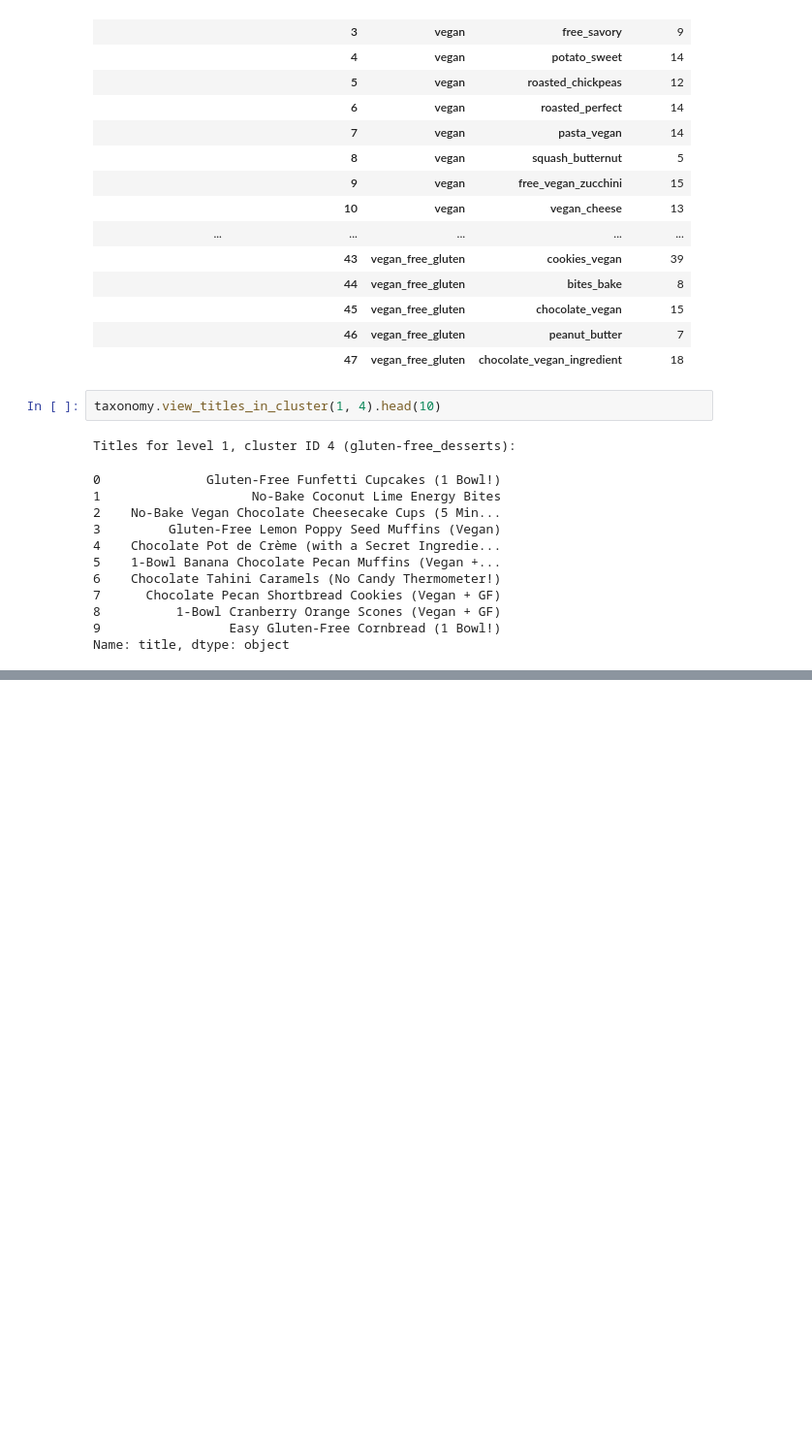
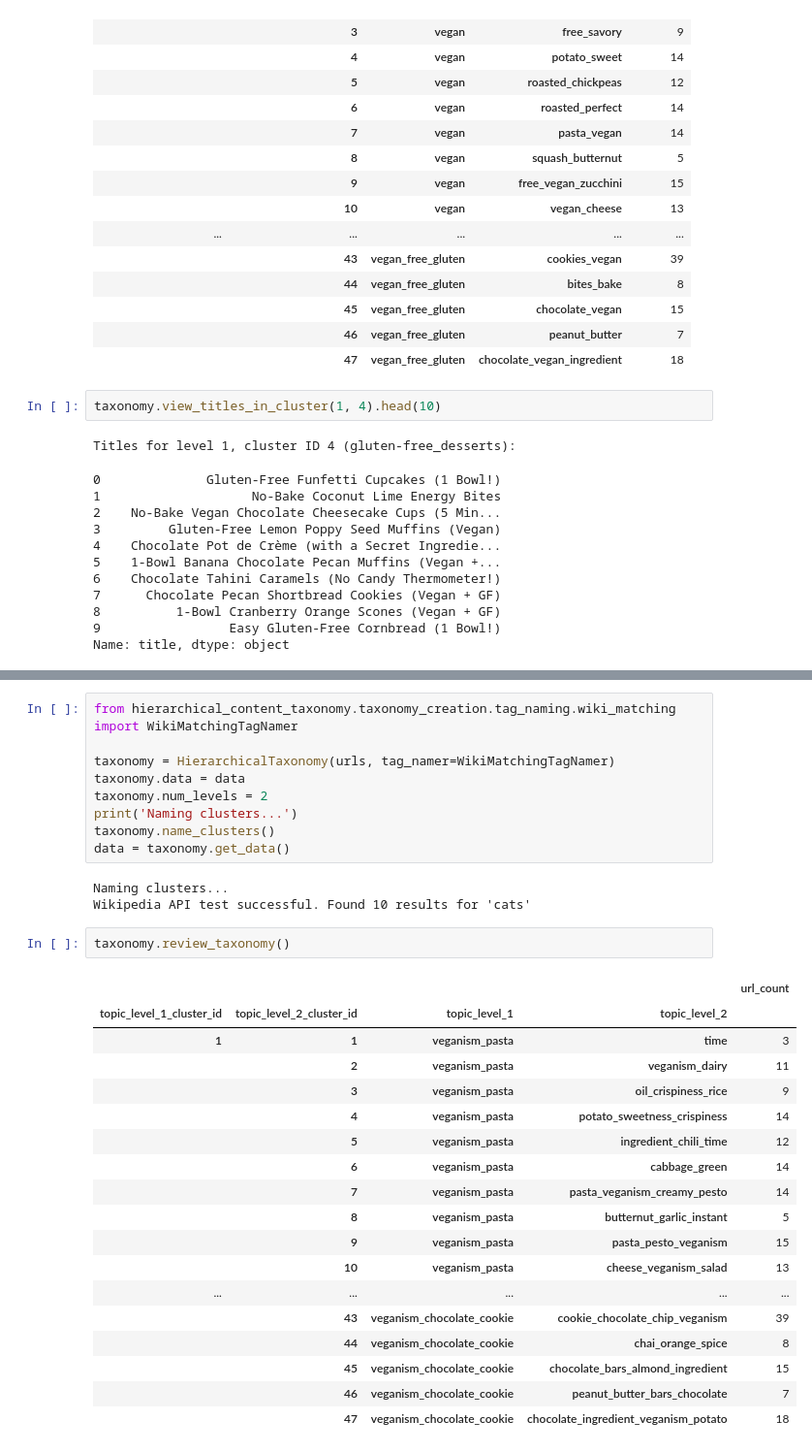
Before and after one commit to msheridan1228/content-taxonomy, a Jupyter notebook: example.ipynb, the cells around one changed output, grey strips where cells are left out. Shown at 97% size. Saved outputs shown, nothing was run; the diff lists cells and outputs as text; blank space fills up the shorter version.

```diff
--- a/example.ipynb
+++ b/example.ipynb
@@ -119,0 +157,33 @@ Name: title, dtype: object
+# %%
+from hierarchical_content_taxonomy.taxonomy_creation.tag_naming.wiki_matching import WikiMatchingTagNamer
+
+taxonomy = HierarchicalTaxonomy(urls, tag_namer=WikiMatchingTagNamer)
+taxonomy.data = data
+taxonomy.num_levels = 2
+print('Naming clusters...')
+taxonomy.name_clusters()
+data = taxonomy.get_data()
+# %% [output]
+Naming clusters...
+Wikipedia API test successful. Found 10 results for 'cats'
+# %%
+taxonomy.review_taxonomy()
+# %% [output]
+|  |  |  |  | url_count |
+| topic_level_1_cluster_id | topic_level_2_cluster_id | topic_level_1 | topic_level_2 |  |
+| 1 | 1 | veganism_pasta | time | 3 |
+|  | 2 | veganism_pasta | veganism_dairy | 11 |
+|  | 3 | veganism_pasta | oil_crispiness_rice | 9 |
+|  | 4 | veganism_pasta | potato_sweetness_crispiness | 14 |
+|  | 5 | veganism_pasta | ingredient_chili_time | 12 |
+|  | 6 | veganism_pasta | cabbage_green | 14 |
+|  | 7 | veganism_pasta | pasta_veganism_creamy_pesto | 14 |
+|  | 8 | veganism_pasta | butternut_garlic_instant | 5 |
+|  | 9 | veganism_pasta | pasta_pesto_veganism | 15 |
+|  | 10 | veganism_pasta | cheese_veganism_salad | 13 |
+| ... | ... | ... | ... | ... |
+|  | 43 | veganism_chocolate_cookie | cookie_chocolate_chip_veganism | 39 |
+|  | 44 | veganism_chocolate_cookie | chai_orange_spice | 8 |
+|  | 45 | veganism_chocolate_cookie | chocolate_bars_almond_ingredient | 15 |
+|  | 46 | veganism_chocolate_cookie | peanut_butter_bars_chocolate | 7 |
+|  | 47 | veganism_chocolate_cookie | chocolate_ingredient_veganism_potato | 18 |
```
Also changed, not shown: parts of 8 cells of this notebook, 1 other file.
